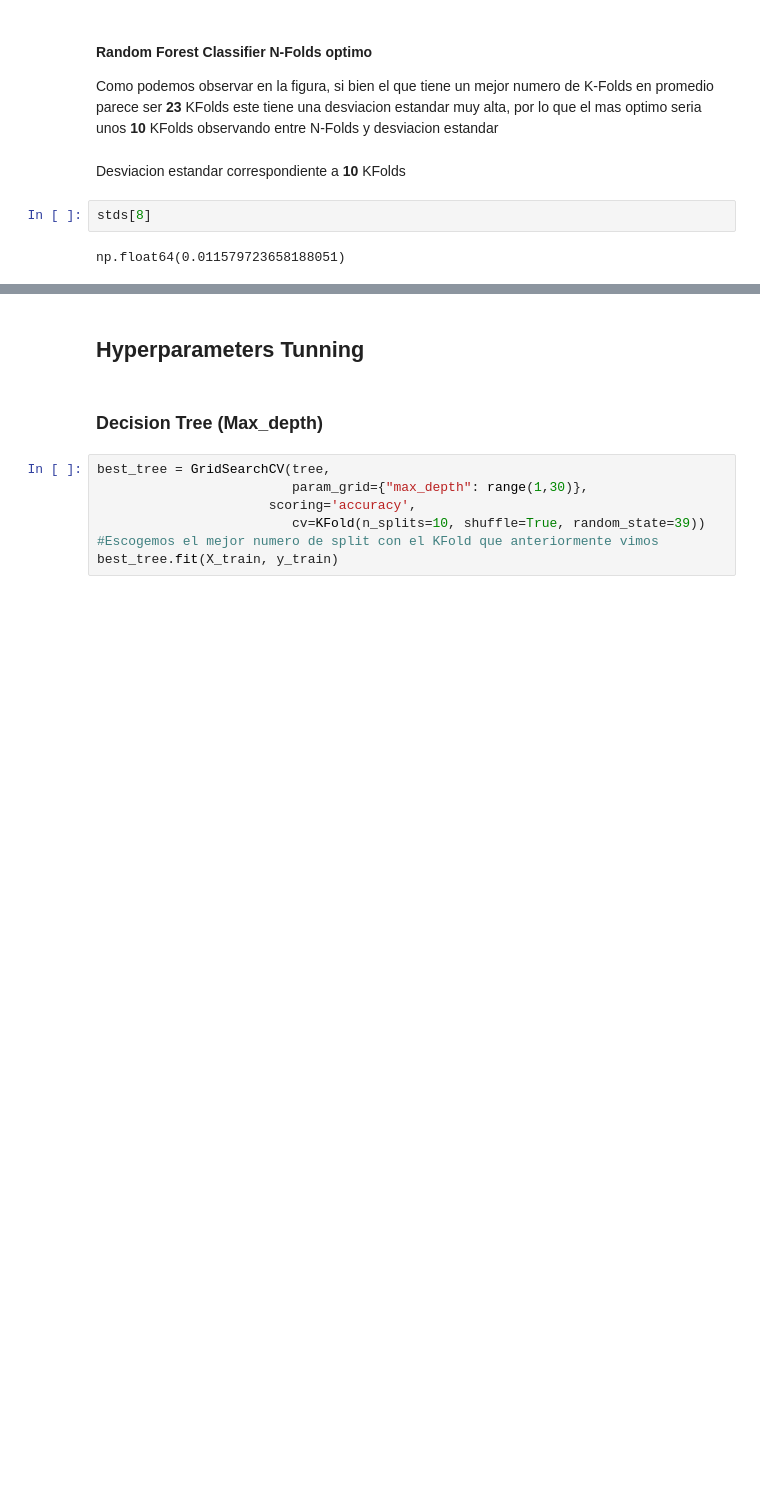
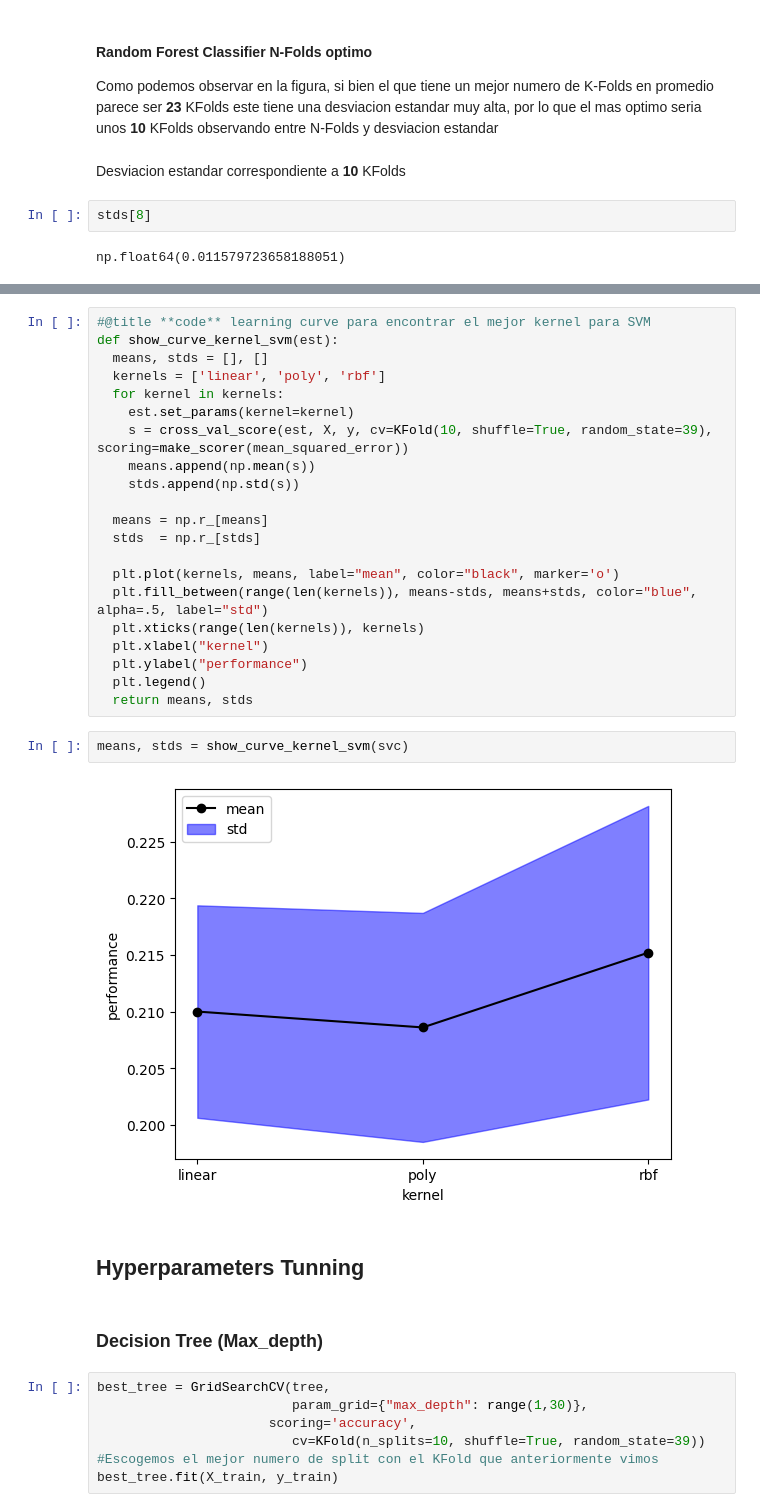
Before and after one commit to Dyaruro1/AI-Proyect-PlacementPrediction, a Jupyter notebook: Dataset_Proyecto.ipynb, the cells around one changed output, grey strips where cells are left out. Drawn from its saved outputs; the diff is of its cells as text; blank space fills up the shorter version.

```diff
--- a/Dataset_Proyecto.ipynb
+++ b/Dataset_Proyecto.ipynb
@@ -505,3 +571,28 @@ np.float64(0.011579723658188051)
+# %%
+#@title **code** learning curve para encontrar el mejor kernel para SVM
+def show_curve_kernel_svm(est):
+  means, stds = [], []
+  kernels = ['linear', 'poly', 'rbf']
+  for kernel in kernels:
+    est.set_params(kernel=kernel)
+    s = cross_val_score(est, X, y, cv=KFold(10, shuffle=True, random_state=39), scoring=make_scorer(mean_squared_error))
+    means.append(np.mean(s))
+    stds.append(np.std(s))
+
+  means = np.r_[means]
+  stds  = np.r_[stds]
+
+  plt.plot(kernels, means, label="mean", color="black", marker='o')
+  plt.fill_between(range(len(kernels)), means-stds, means+stds, color="blue", alpha=.5, label="std")
+  plt.xticks(range(len(kernels)), kernels)
+  plt.xlabel("kernel")
+  plt.ylabel("performance")
+  plt.legend()
+  return means, stds
+# %%
+means, stds = show_curve_kernel_svm(svc)
+# %% [output]
+[figure, added]
 # %% [markdown]
 ## Hyperparameters Tunning
 # %% [markdown]
```
Also changed, not shown: parts of 14 cells of this notebook.
